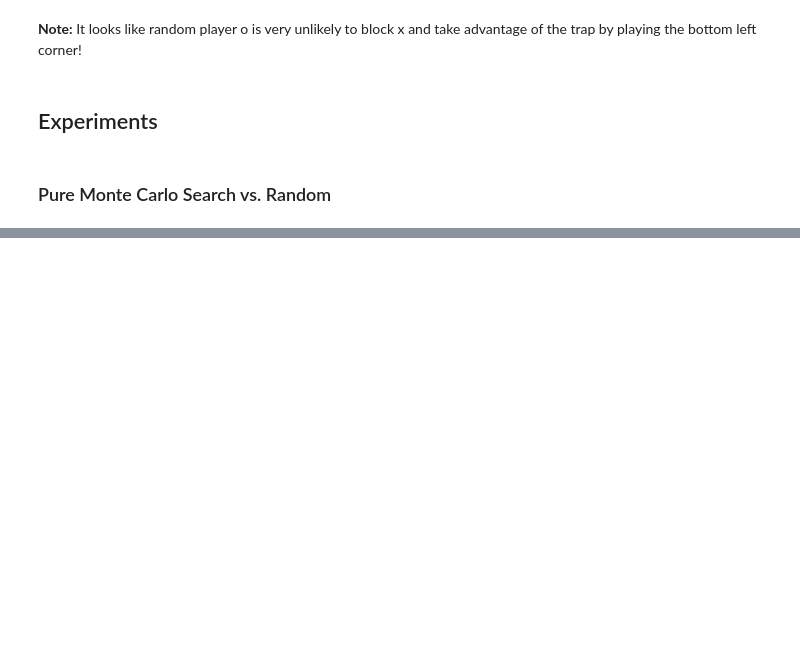
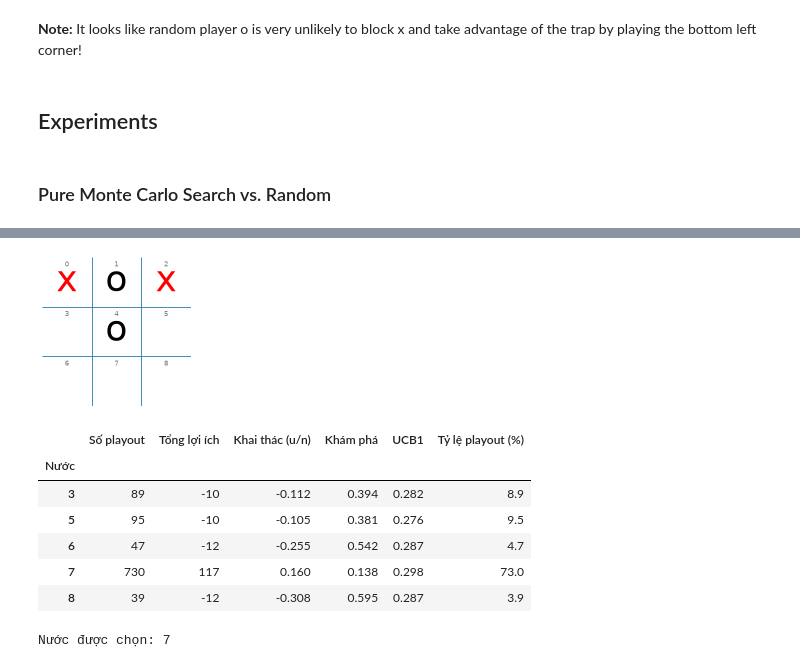
Before and after one commit to 10tothepowerof6/AdvancedAI-Repo, a Jupyter notebook: lab05_game_HuynhTanPhiHung_3124720026_DoXuanTrieu_3124720072_LeTanPhat_3124720050_LeNgocPhuc_3124720053/lab05 - game/tictactoe_monte_carlo_tree_search_restricted.ipynb, the cells around one changed output, grey strips where cells are left out. Drawn from its saved outputs; the diff is of its cells as text; code cells hidden in the pictures; blank space fills up the shorter version.

```diff
--- a/lab05_game_HuynhTanPhiHung_3124720026_DoXuanTrieu_3124720072_LeTanPhat_3124720050_LeNgocPhuc_3124720053/lab05 - game/tictactoe_monte_carlo_tree_search_restricted.ipynb
+++ b/lab05_game_HuynhTanPhiHung_3124720026_DoXuanTrieu_3124720072_LeTanPhat_3124720050_LeNgocPhuc_3124720053/lab05 - game/tictactoe_monte_carlo_tree_search_restricted.ipynb
@@ -356,0 +388,53 @@ UCB1 (10) vs. UCB1 (100):
+# %%
+import math
+from collections import Counter
+from time import perf_counter
+
+import matplotlib.pyplot as plt
+
+DEBUG = 0
+original_playout = playout
+
+def trace_ucb1(board, N, player='x'):
+    # Chạy UCT_depth1 gốc; ghi (nước, lợi ích) của từng playout bằng cách bọc tạm hàm playout toàn cục.
+    global playout
+    log = []
+
+    def recording_playout(state, action, player='x'):
+        value = original_playout(state, action, player=player)
+        log.append((action, value))
+        return value
+
+    playout = recording_playout
+    try:
+        chosen = UCT_depth1(board, N=N, player=player)
+    finally:
+        playout = original_playout
+    return chosen, pd.DataFrame(log, columns=['Nước', 'Lợi ích'])
+
+def ucb1_breakdown(log, C=math.sqrt(2)):
+    n = len(log)
+    table = log.groupby('Nước')['Lợi ích'].agg(['count', 'sum']).rename(columns={'count': 'Số playout', 'sum': 'Tổng lợi ích'})
+    table['Khai thác (u/n)'] = table['Tổng lợi ích'] / table['Số playout']
+    table['Khám phá'] = C * (math.log(n) / table['Số playout']) ** 0.5
+    table['UCB1'] = table['Khai thác (u/n)'] + table['Khám phá']
+    table['Tỷ lệ playout (%)'] = 100 * table['Số playout'] / n
+    return table.round(3)
+
+draw_board = empty_board()
+draw_board[0], draw_board[1], draw_board[2], draw_board[4] = 'x', 'o', 'x', 'o'
+np.random.seed(0)
+chosen, draw_log = trace_ucb1(draw_board, N=1000)
+show_board(draw_board)
+display(ucb1_breakdown(draw_log))
+print('Nước được chọn:', chosen)
+# %% [output]
+[figure, added]
+|  | Số playout | Tổng lợi ích | Khai thác (u/n) | Khám phá | UCB1 | Tỷ lệ playout (%) |
+| Nước |  |  |  |  |  |  |
+| 3 | 89 | -10 | -0.112 | 0.394 | 0.282 | 8.9 |
+| 5 | 95 | -10 | -0.105 | 0.381 | 0.276 | 9.5 |
+| 6 | 47 | -12 | -0.255 | 0.542 | 0.287 | 4.7 |
+| 7 | 730 | 117 | 0.160 | 0.138 | 0.298 | 73.0 |
+| 8 | 39 | -12 | -0.308 | 0.595 | 0.287 | 3.9 |
+Nước được chọn: 7
```
Also changed, not shown: parts of 23 cells of this notebook.
